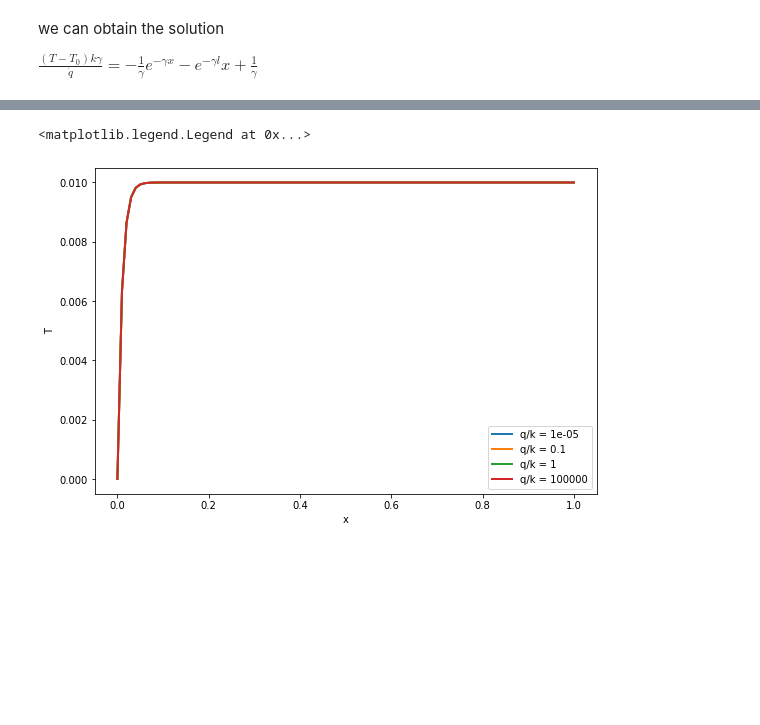
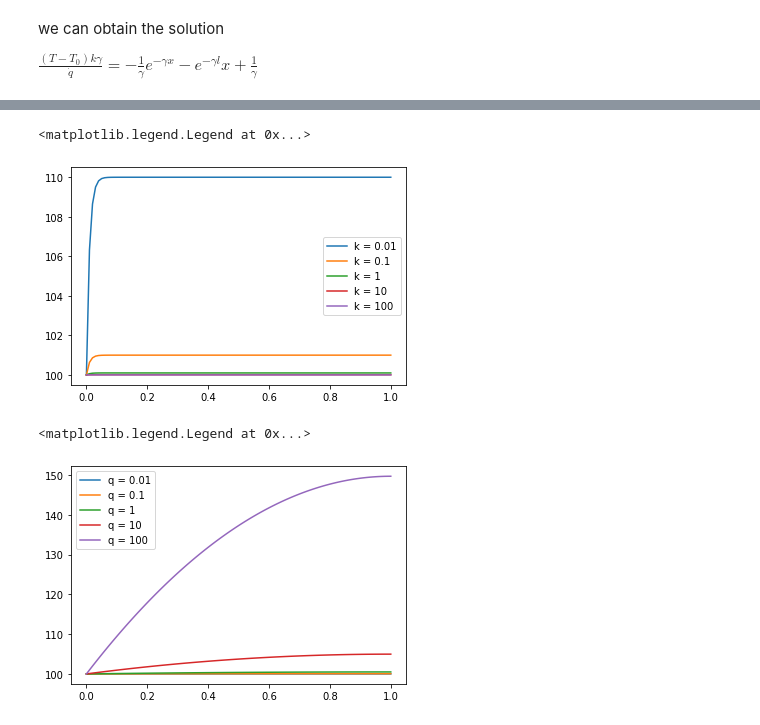
Before and after one commit to uw-cheme512/uw-cheme512.github.io, a Jupyter notebook: presentations/10_25_19_Vivian.ipynb, the cells around one changed output, grey strips where cells are left out. Cells and saved outputs as stored; diff of their text form; code cells hidden in the pictures; blank space fills up the shorter version.

```diff
--- a/presentations/10_25_19_Vivian.ipynb
+++ b/presentations/10_25_19_Vivian.ipynb
@@ -114,32 +105,44 @@ ax.legend()
-# %%
-import numpy as np
-import matplotlib.pyplot as plt
-import matplotlib.cm as cm
-from mpl_toolkits.mplot3d import axes3d
-import math
-
-x = np.linspace(0,1,101)
-y = 0*x
-colors = cm.Blues(np.linspace(0, 1, 10))
-
-gamm=100
-l = 1
-z=q/k
-
-
-fig, ax = plt.subplots(figsize=(9,6))
-
-
-for z in (0.00001,0.1,1,100000):
-    T = (q/(k*gamm))* - (1/gamm)* np.exp(-(gamm*x)) - np.exp(- gamm* l)*x +(1/gamm)
-    ax.plot(x, T ,label='q/k = {}'.format(z),linewidth=2)
-
-
-ax.set_xlabel('x')
-ax.set_ylabel('T')
-ax.legend()
-#ax.set_xlim([-0,1.5])
-#ax.set_ylim([-10,1.5])
-# %% [output]
-<matplotlib.legend.Legend at 0x...>
-[figure, removed]
+# %%
+k = 1
+L = 1
+q = 1000
+T0 = 100
+x = np.linspace(0, L, 101)
+
+fig, ax = plt.subplots()
+
+gamma = 100 # Heating only occurs at surface
+for k in [0.01, 0.1, 1, 10, 100]:
+
+    c1 = -q*np.exp(-gamma*L)/(k*gamma)
+    c2 = T0 + q/(k*gamma**2)
+
+    T = (-q/(k*gamma**2))*np.exp(-gamma*x) + c1*x + c2
+    ax.plot(x, T, label='k = {}'.format(k))
+
+ax.legend()
+# %% [output]
+<matplotlib.legend.Legend at 0x...>
+[figure, added]
+# %%
+k = 1
+L = 1
+q = 1
+T0 = 100
+x = np.linspace(0, L, 101)
+
+fig, ax = plt.subplots()
+
+gamma = 0.01 # Approximate constant heating throughout
+for q in [0.01, 0.1, 1, 10, 100]:
+
+    c1 = -q*np.exp(-gamma*L)/(k*gamma)
+    c2 = T0 + q/(k*gamma**2)
+
+    T = (-q/(k*gamma**2))*np.exp(-gamma*x) + c1*x + c2
+    ax.plot(x, T, label='q = {}'.format(q))
+
+ax.legend()
+# %% [output]
+<matplotlib.legend.Legend at 0x...>
+[figure, added]
```
Also changed, not shown: parts of 5 cells of this notebook, 10 other files.
